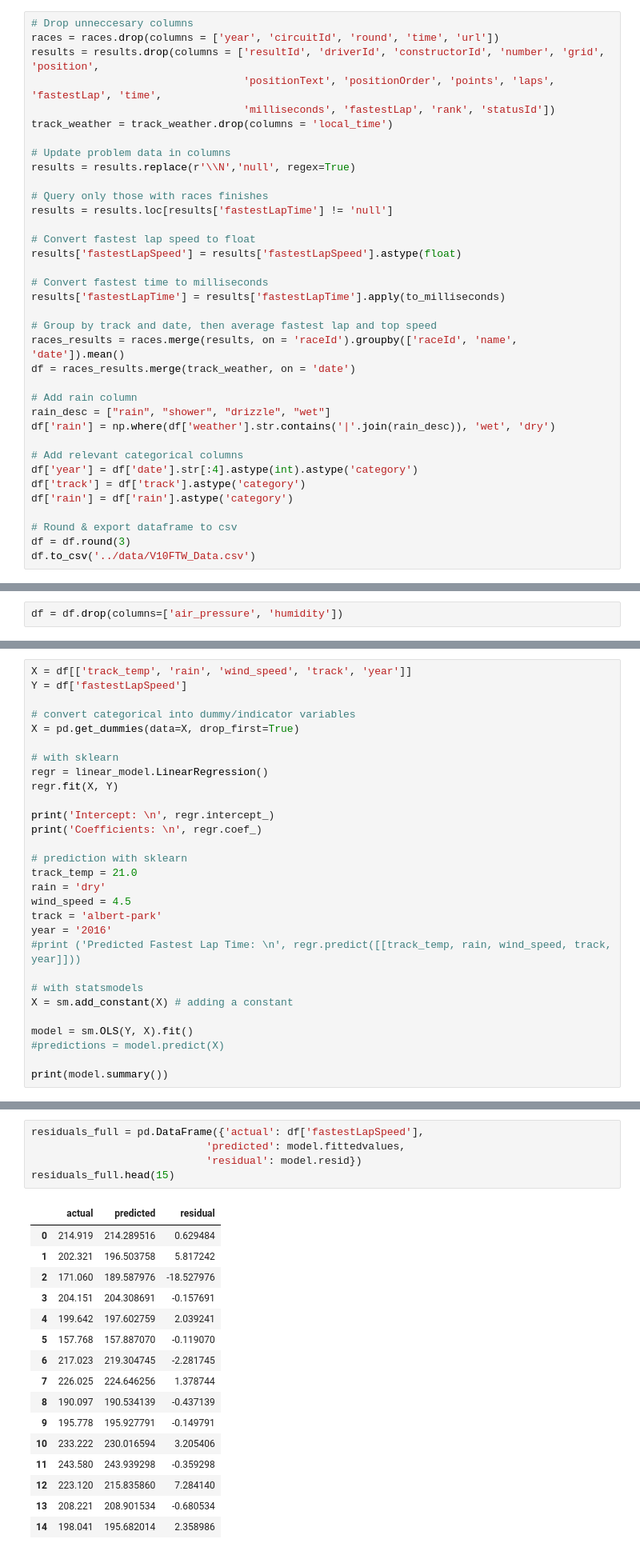
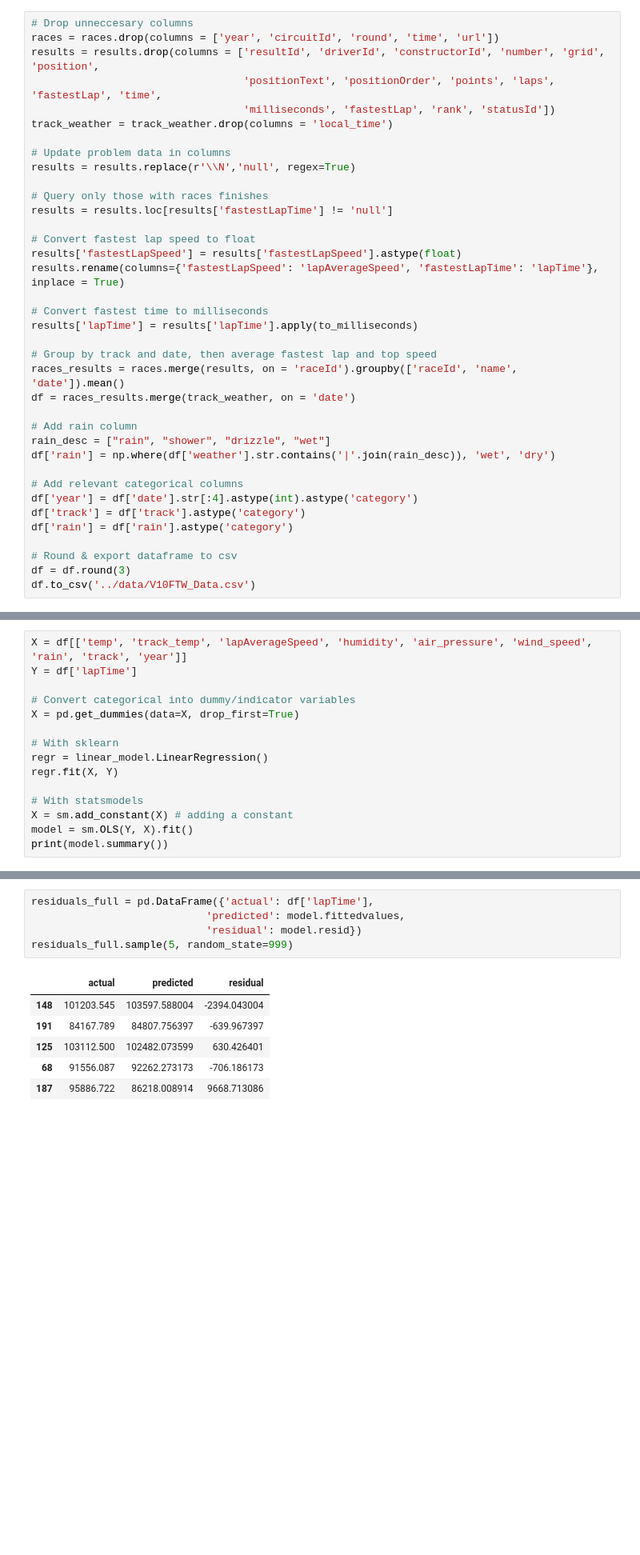
Before and after one commit to floeck/f1-weather-analysis, a Jupyter notebook: notebooks/V10FTW_Project.ipynb, the cells around one changed output, grey strips where cells are left out. Shown at 80% size. Saved outputs shown, nothing was run; the diff lists cells and outputs as text; blank space fills up the shorter version.

Commit message:
:poop: Reformatting. Changed scope to one model (lapTime)

```diff
--- a/notebooks/V10FTW_Project.ipynb
+++ b/notebooks/V10FTW_Project.ipynb
@@ -196,9 +197,10 @@ results = results.loc[results['fastestLapTime'] != 'null']
 
 # Convert fastest lap speed to float
 results['fastestLapSpeed'] = results['fastestLapSpeed'].astype(float)
+results.rename(columns={'fastestLapSpeed': 'lapAverageSpeed', 'fastestLapTime': 'lapTime'}, inplace = True)
 
 # Convert fastest time to milliseconds
-results['fastestLapTime'] = results['fastestLapTime'].apply(to_milliseconds)
+results['lapTime'] = results['lapTime'].apply(to_milliseconds)
 
 # Group by track and date, then average fastest lap and top speed
 races_results = races.merge(results, on = 'raceId').groupby(['raceId', 'name', 'date']).mean()
@@ -306,2 +304,0 @@ As shown above, `air_pressure` has little to no relationship with the other feat
-# %%
-df = df.drop(columns=['air_pressure', 'humidity'])
@@ -367,30 +383,16 @@ df = df.drop(columns='wind_direction')
 # %%
-X = df[['track_temp', 'rain', 'wind_speed', 'track', 'year']]
-Y = df['fastestLapSpeed']
+X = df[['temp', 'track_temp', 'lapAverageSpeed', 'humidity', 'air_pressure', 'wind_speed', 'rain', 'track', 'year']]
+Y = df['lapTime']
 
-# convert categorical into dummy/indicator variables
+# Convert categorical into dummy/indicator variables
 X = pd.get_dummies(data=X, drop_first=True)
 
-# with sklearn
+# With sklearn
 regr = linear_model.LinearRegression()
 regr.fit(X, Y)
 
-print('Intercept: \n', regr.intercept_)
-print('Coefficients: \n', regr.coef_)
-
-# prediction with sklearn
-track_temp = 21.0
-rain = 'dry'
-wind_speed = 4.5
-track = 'albert-park'
-year = '2016'
-#print ('Predicted Fastest Lap Time: \n', regr.predict([[track_temp, rain, wind_speed, track, year]]))
-
-# with statsmodels
+# With statsmodels
 X = sm.add_constant(X) # adding a constant
-
 model = sm.OLS(Y, X).fit()
-#predictions = model.predict(X)
-
 print(model.summary())
 # %% [output]
@@ -419,22 +422,12 @@ may indicate fastest lap times in 2014, 2015 were significantly higher than base
 # %%
-residuals_full = pd.DataFrame({'actual': df['fastestLapSpeed'],
+residuals_full = pd.DataFrame({'actual': df['lapTime'],
                             'predicted': model.fittedvalues,
                             'residual': model.resid})
-residuals_full.head(15)
+residuals_full.sample(5, random_state=999)
 # %% [output]
 |  | actual | predicted | residual |
-| 0 | 214.919 | 214.289516 | 0.629484 |
-| 1 | 202.321 | 196.503758 | 5.817242 |
-| 2 | 171.060 | 189.587976 | -18.527976 |
-| 3 | 204.151 | 204.308691 | -0.157691 |
-| 4 | 199.642 | 197.602759 | 2.039241 |
-| 5 | 157.768 | 157.887070 | -0.119070 |
-| 6 | 217.023 | 219.304745 | -2.281745 |
-| 7 | 226.025 | 224.646256 | 1.378744 |
-| 8 | 190.097 | 190.534139 | -0.437139 |
-| 9 | 195.778 | 195.927791 | -0.149791 |
-| 10 | 233.222 | 230.016594 | 3.205406 |
-| 11 | 243.580 | 243.939298 | -0.359298 |
-| 12 | 223.120 | 215.835860 | 7.284140 |
-| 13 | 208.221 | 208.901534 | -0.680534 |
-| 14 | 198.041 | 195.682014 | 2.358986 |
+| 148 | 101203.545 | 103597.588004 | -2394.043004 |
+| 191 | 84167.789 | 84807.756397 | -639.967397 |
+| 125 | 103112.500 | 102482.073599 | 630.426401 |
+| 68 | 91556.087 | 92262.273173 | -706.186173 |
+| 187 | 95886.722 | 86218.008914 | 9668.713086 |
```
Also changed, not shown: parts of 37 cells of this notebook, 1 other file.
